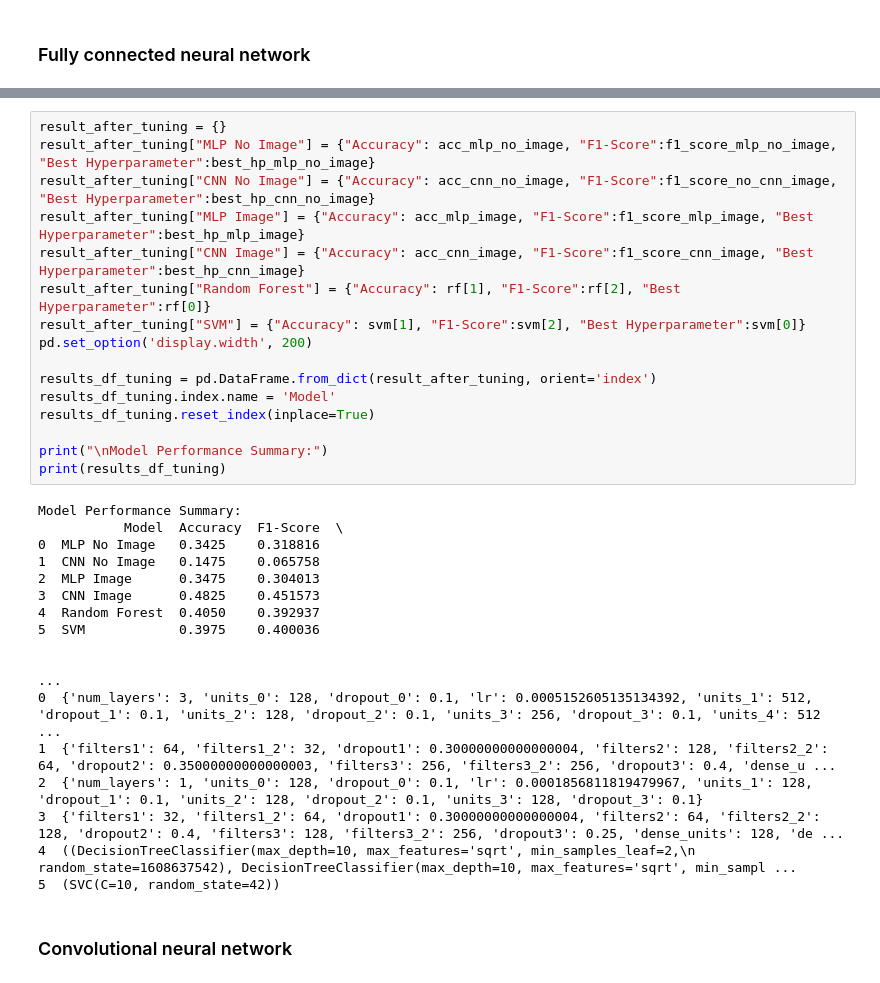
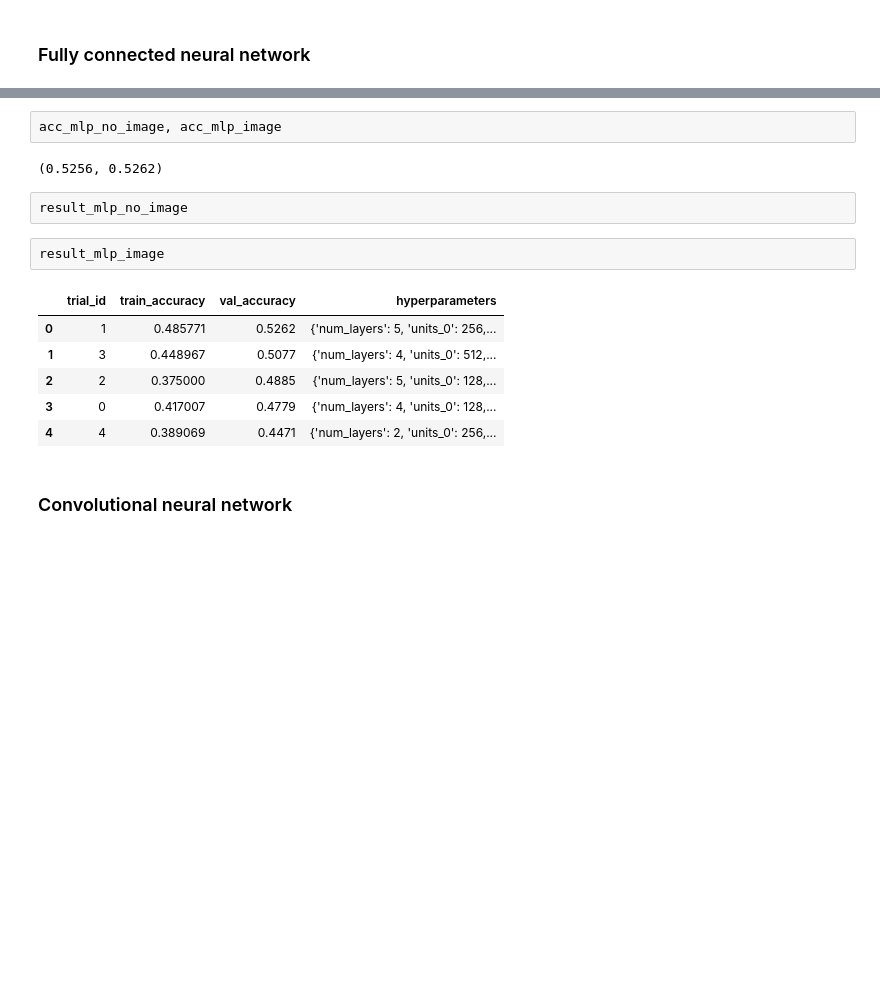
Before and after one commit to stephensusanto/MLDM, a Jupyter notebook: COMP5318-assignment2-template-notebook.ipynb, the cells around one changed output, grey strips where cells are left out. Drawn from its saved outputs; the diff is of its cells as text; blank space fills up the shorter version.

```diff
--- a/COMP5318-assignment2-template-notebook.ipynb
+++ b/COMP5318-assignment2-template-notebook.ipynb
@@ -1016,35 +989,17 @@ Total elapsed time: 00h 05m 28s
-# %%
-result_after_tuning = {}
-result_after_tuning["MLP No Image"] = {"Accuracy": acc_mlp_no_image, "F1-Score":f1_score_mlp_no_image, "Best Hyperparameter":best_hp_mlp_no_image}
-result_after_tuning["CNN No Image"] = {"Accuracy": acc_cnn_no_image, "F1-Score":f1_score_no_cnn_image, "Best Hyperparameter":best_hp_cnn_no_image}
-result_after_tuning["MLP Image"] = {"Accuracy": acc_mlp_image, "F1-Score":f1_score_mlp_image, "Best Hyperparameter":best_hp_mlp_image}
-result_after_tuning["CNN Image"] = {"Accuracy": acc_cnn_image, "F1-Score":f1_score_cnn_image, "Best Hyperparameter":best_hp_cnn_image}
-result_after_tuning["Random Forest"] = {"Accuracy": rf[1], "F1-Score":rf[2], "Best Hyperparameter":rf[0]}
-result_after_tuning["SVM"] = {"Accuracy": svm[1], "F1-Score":svm[2], "Best Hyperparameter":svm[0]}
-pd.set_option('display.width', 200)
-
-results_df_tuning = pd.DataFrame.from_dict(result_after_tuning, orient='index')
-results_df_tuning.index.name = 'Model'
-results_df_tuning.reset_index(inplace=True)
-
-print("\nModel Performance Summary:")
-print(results_df_tuning)
-# %% [output]
-Model Performance Summary:
-           Model  Accuracy  F1-Score  \
-0  MLP No Image   0.3425    0.318816
-1  CNN No Image   0.1475    0.065758
-2  MLP Image      0.3475    0.304013
-3  CNN Image      0.4825    0.451573
-4  Random Forest  0.4050    0.392937
-5  SVM            0.3975    0.400036
-
-                                                                                                                                                                                                         ...
-0  {'num_layers': 3, 'units_0': 128, 'dropout_0': 0.1, 'lr': 0.0005152605135134392, 'units_1': 512, 'dropout_1': 0.1, 'units_2': 128, 'dropout_2': 0.1, 'units_3': 256, 'dropout_3': 0.1, 'units_4': 512 ...
-1  {'filters1': 64, 'filters1_2': 32, 'dropout1': 0.30000000000000004, 'filters2': 128, 'filters2_2': 64, 'dropout2': 0.35000000000000003, 'filters3': 256, 'filters3_2': 256, 'dropout3': 0.4, 'dense_u ...
-2  {'num_layers': 1, 'units_0': 128, 'dropout_0': 0.1, 'lr': 0.0001856811819479967, 'units_1': 128, 'dropout_1': 0.1, 'units_2': 128, 'dropout_2': 0.1, 'units_3': 128, 'dropout_3': 0.1}
-3  {'filters1': 32, 'filters1_2': 64, 'dropout1': 0.30000000000000004, 'filters2': 64, 'filters2_2': 128, 'dropout2': 0.4, 'filters3': 128, 'filters3_2': 256, 'dropout3': 0.25, 'dense_units': 128, 'de ...
-4  ((DecisionTreeClassifier(max_depth=10, max_features='sqrt', min_samples_leaf=2,\n                       random_state=1608637542), DecisionTreeClassifier(max_depth=10, max_features='sqrt', min_sampl ...
-5  (SVC(C=10, random_state=42))
+# %%
+acc_mlp_no_image, acc_mlp_image
+# %% [output]
+(0.5256, 0.5262)
+# %%
+result_mlp_no_image
+# %%
+result_mlp_image
+# %% [output]
+|  | trial_id | train_accuracy | val_accuracy | hyperparameters |
+| 0 | 1 | 0.485771 | 0.5262 | {'num_layers': 5, 'units_0': 256,... |
+| 1 | 3 | 0.448967 | 0.5077 | {'num_layers': 4, 'units_0': 512,... |
+| 2 | 2 | 0.375000 | 0.4885 | {'num_layers': 5, 'units_0': 128,... |
+| 3 | 0 | 0.417007 | 0.4779 | {'num_layers': 4, 'units_0': 128,... |
+| 4 | 4 | 0.389069 | 0.4471 | {'num_layers': 2, 'units_0': 256,... |
 # %% [markdown]
 ### Convolutional neural network
```
Also changed, not shown: parts of 19 cells of this notebook, 34 other files.
